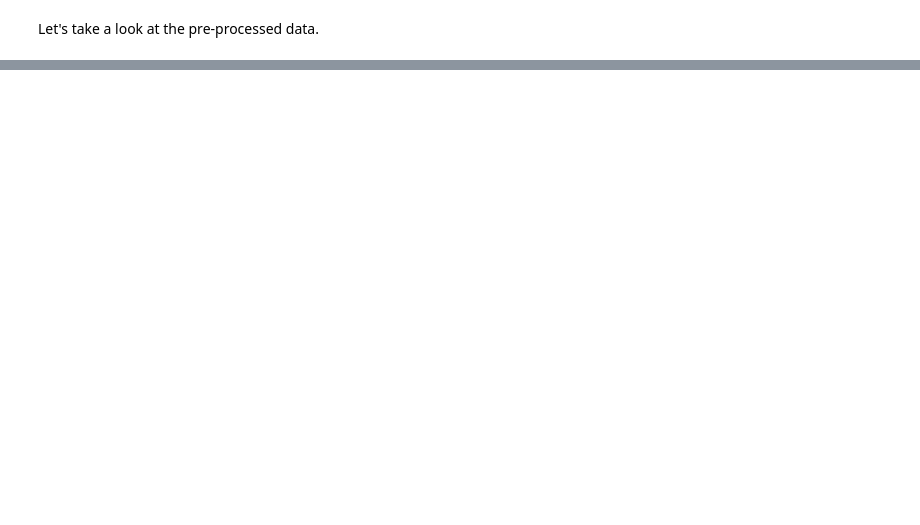
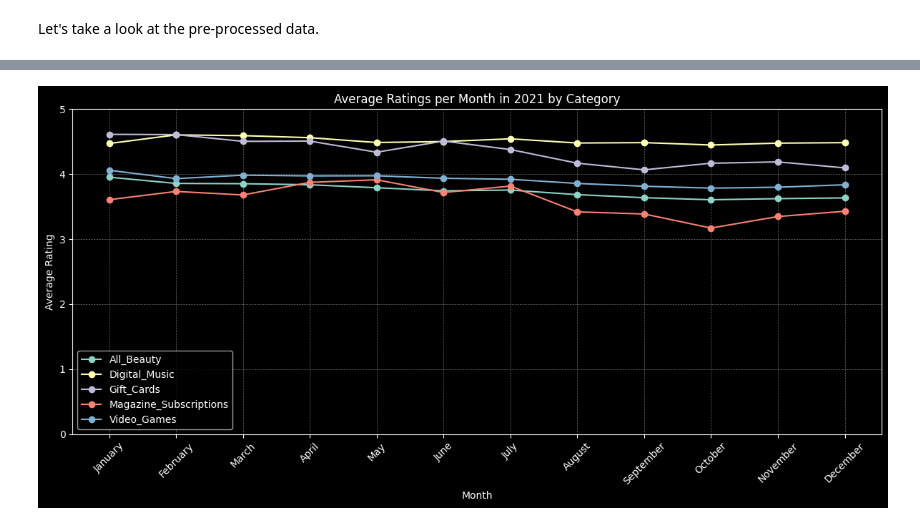
Before and after one commit to AntonisZks/Data-Mining, a Jupyter notebook: Notebooks/data_mining_assignment.ipynb, the cells around one changed output, grey strips where cells are left out. Drawn from its saved outputs; the diff is of its cells as text; code cells hidden in the pictures; blank space fills up the shorter version.

```diff
--- a/Notebooks/data_mining_assignment.ipynb
+++ b/Notebooks/data_mining_assignment.ipynb
@@ -506,0 +773,47 @@ First we will visualise the **distribution of products rating** within each of t
+# %%
+def get_average_rating_for_year(dataframes, categories, year):
+    """
+    Returns the average rating for every month for a specific year across all categories.
+    """
+    average_ratings = {}
+
+    for category in categories:
+        df = dataframes['review'][category]
+        df['year'] = df['timestamp_formatted'].dt.year
+        df['month'] = df['timestamp_formatted'].dt.month
+
+        # Filter the dataframe for the specified year
+        df_year = df[df['year'] == year]
+
+        # Calculate the average rating per month
+        monthly_average = df_year.groupby('month')['rating'].mean().reset_index()
+        average_ratings[category] = monthly_average
+
+    return average_ratings
+# %%
+year = 2021
+average_ratings_2021 = get_average_rating_for_year(dataframes, categories, year)
+# %%
+months = ['January', 'February', 'March', 'April', 'May', 'June', 'July', 'August', 'September', 'October', 'November', 'December']
+
+# Plot the average ratings per month for the specified year
+plt.figure(figsize=(12, 6))
+for category, average_ratings in average_ratings_2021.items():
+    plt.plot(average_ratings['month'], average_ratings['rating'], marker='o', label=category)
+
+min_month = min(min(average_ratings['month']) for average_ratings in average_ratings_2021.values())
+max_month = max(max(average_ratings['month']) for average_ratings in average_ratings_2021.values())
+
+plt.xlabel("Month")
+plt.ylabel("Average Rating")
+plt.title(f"Average Ratings per Month in {year} by Category")
+plt.xticks(rotation=45)
+plt.xticks(range(1, 13), months)
+plt.ylim(0, 5)  # Ratings are typically between 0 and 5
+plt.grid(color='dimgray', linestyle='--', linewidth=0.5)
+
+plt.legend()
+plt.tight_layout()
+plt.show()
+# %% [output]
+[figure, added]
```
Also changed, not shown: parts of 36 cells of this notebook.
